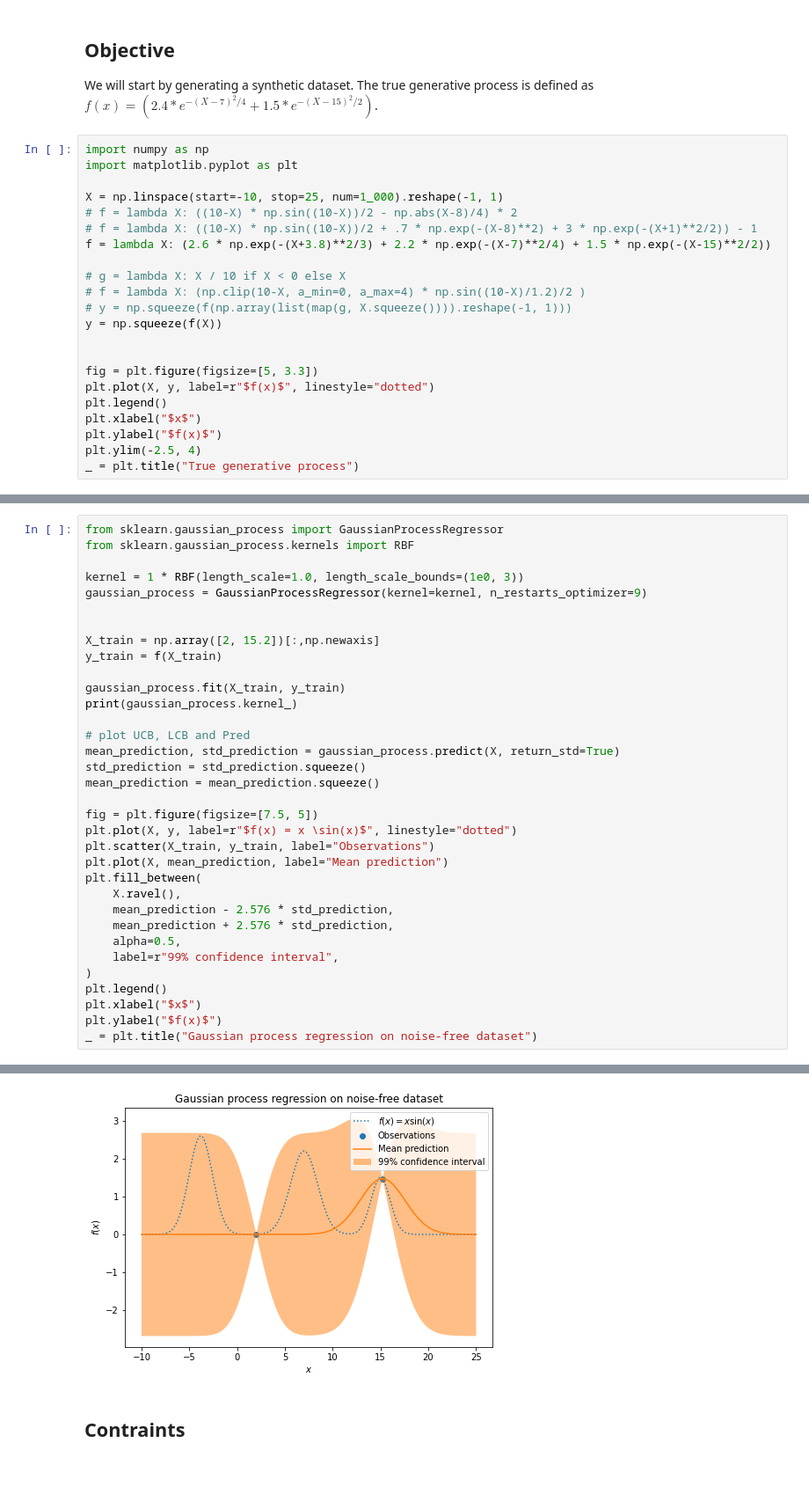
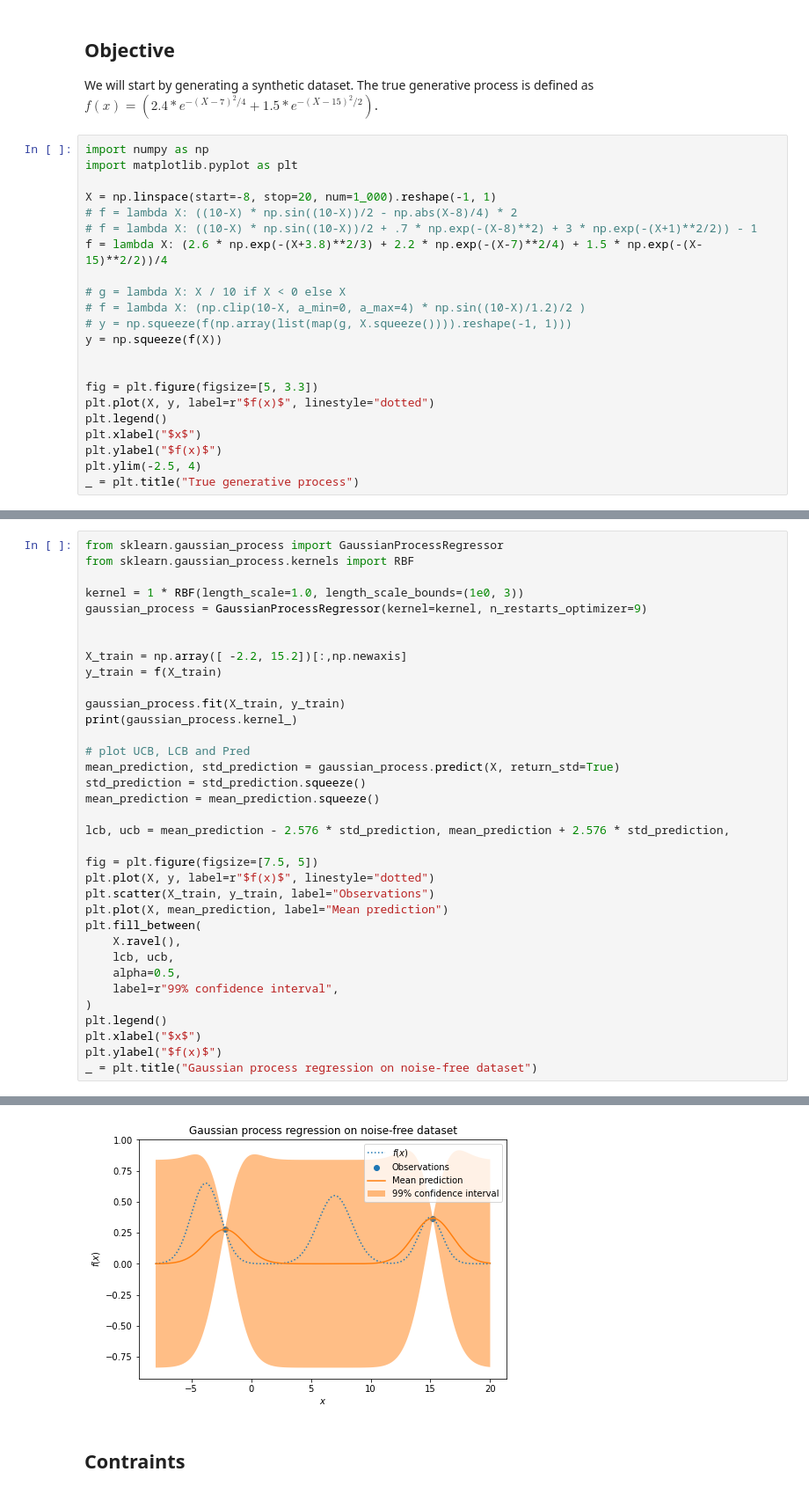
Before and after one commit to SchroDeCat/ConstrainedBO, a Jupyter notebook: visualize_cbo_noisy_targets.ipynb, the cells around one changed output, grey strips where cells are left out. Shown: that part at 88% size. Saved outputs shown, nothing was run; the diff lists cells and outputs as text.

```diff
--- a/visualize_cbo_noisy_targets.ipynb
+++ b/visualize_cbo_noisy_targets.ipynb
@@ -32,10 +32,10 @@ is defined as $f(x)=(2.4 * e^{-(X-7)^2/4} + 1.5 * e^{-(X-15)^2/2})$.
 import numpy as np
 import matplotlib.pyplot as plt
 
-X = np.linspace(start=-10, stop=25, num=1_000).reshape(-1, 1)
+X = np.linspace(start=-8, stop=20, num=1_000).reshape(-1, 1)
 # f = lambda X: ((10-X) * np.sin((10-X))/2 - np.abs(X-8)/4) * 2
 # f = lambda X: ((10-X) * np.sin((10-X))/2 + .7 * np.exp(-(X-8)**2) + 3 * np.exp(-(X+1)**2/2)) - 1
-f = lambda X: (2.6 * np.exp(-(X+3.8)**2/3) + 2.2 * np.exp(-(X-7)**2/4) + 1.5 * np.exp(-(X-15)**2/2))
+f = lambda X: (2.6 * np.exp(-(X+3.8)**2/3) + 2.2 * np.exp(-(X-7)**2/4) + 1.5 * np.exp(-(X-15)**2/2))/4
 
 # g = lambda X: X / 10 if X < 0 else X
 # f = lambda X: (np.clip(10-X, a_min=0, a_max=4) * np.sin((10-X)/1.2)/2 )
@@ -60,7 +60,7 @@ kernel = 1 * RBF(length_scale=1.0, length_scale_bounds=(1e0, 3))
 gaussian_process = GaussianProcessRegressor(kernel=kernel, n_restarts_optimizer=9)
 
 
-X_train = np.array([2, 15.2])[:,np.newaxis]
+X_train = np.array([ -2.2, 15.2])[:,np.newaxis]
 y_train = f(X_train)
 
 gaussian_process.fit(X_train, y_train)
@@ -71,14 +71,15 @@ mean_prediction, std_prediction = gaussian_process.predict(X, return_std=True)
 std_prediction = std_prediction.squeeze()
 mean_prediction = mean_prediction.squeeze()
 
+lcb, ucb = mean_prediction - 2.576 * std_prediction, mean_prediction + 2.576 * std_prediction,
+
 fig = plt.figure(figsize=[7.5, 5])
-plt.plot(X, y, label=r"$f(x) = x \sin(x)$", linestyle="dotted")
+plt.plot(X, y, label=r"$f(x)$", linestyle="dotted")
 plt.scatter(X_train, y_train, label="Observations")
 plt.plot(X, mean_prediction, label="Mean prediction")
 plt.fill_between(
     X.ravel(),
-    mean_prediction - 2.576 * std_prediction,
-    mean_prediction + 2.576 * std_prediction,
+    lcb, ucb,
     alpha=0.5,
     label=r"99% confidence interval",
 )
@@ -91,4 +92,4 @@ _ = plt.title("Gaussian process regression on noise-free dataset")
-[figure, old version]
+[figure, new version]
 # %% [markdown]
 ## Contraints
 # %%
```
Also changed, not shown: parts of 9 cells of this notebook.
